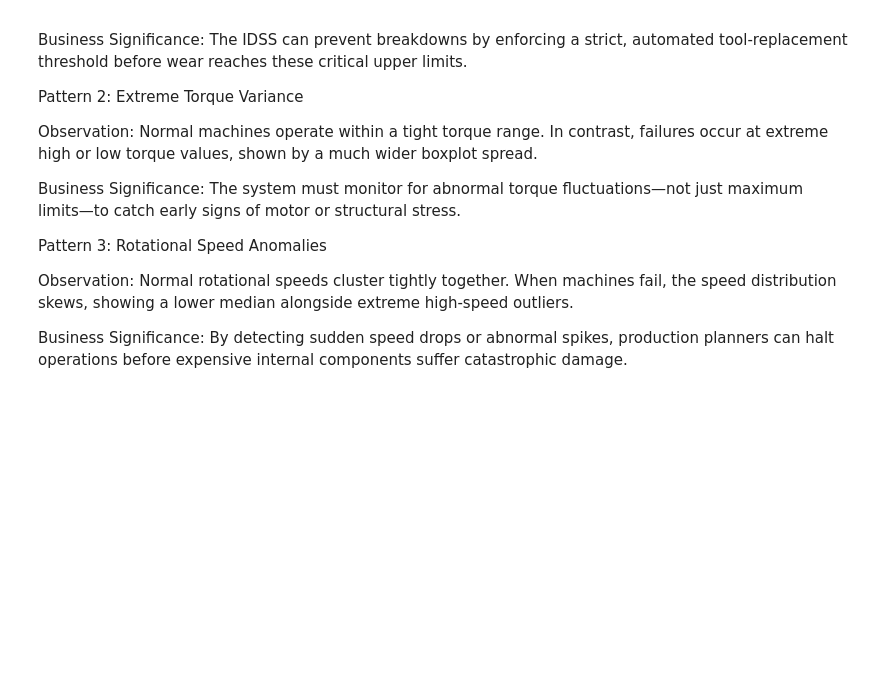
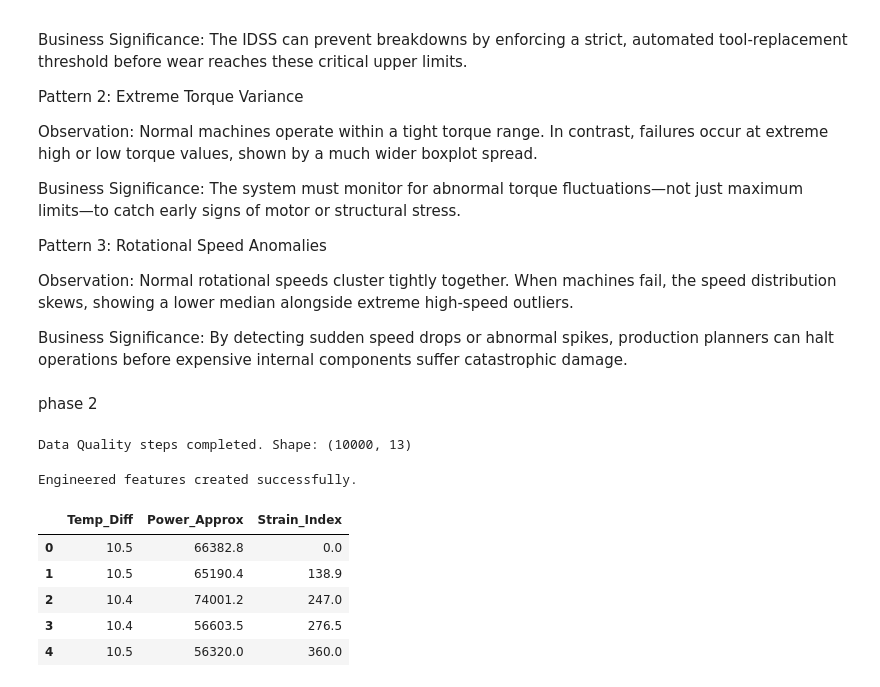
Before and after one commit to OSha3lan/project, a Jupyter notebook: phase_1.ipynb, the cells around one changed output. Saved outputs shown, nothing was run; the diff lists cells and outputs as text; code cells hidden in the pictures; blank space fills up the shorter version.

```diff
--- a/phase_1.ipynb
+++ b/phase_1.ipynb
@@ -192,3 +192,45 @@ Pattern 3: Rotational Speed Anomalies
 Observation: Normal rotational speeds cluster tightly together. When machines fail, the speed distribution skews, showing a lower median alongside extreme high-speed outliers.
 
 Business Significance: By detecting sudden speed drops or abnormal spikes, production planners can halt operations before expensive internal components suffer catastrophic damage.
+# %% [markdown]
+phase 2
+# %%
+import numpy as np
+
+# Drop non-predictive identifier columns
+if 'UDI' in df.columns and 'Product ID' in df.columns:
+    df = df.drop(['UDI', 'Product ID'], axis=1)
+
+# Function to cap outliers at the 1st and 99th percentiles
+def cap_outliers(series):
+    lower_limit = series.quantile(0.01)
+    upper_limit = series.quantile(0.99)
+    return np.clip(series, lower_limit, upper_limit)
+
+# Apply capping to variables with extreme variance
+df['Rotational speed [rpm]'] = cap_outliers(df['Rotational speed [rpm]'])
+df['Torque [Nm]'] = cap_outliers(df['Torque [Nm]'])
+
+print("Data Quality steps completed. Shape:", df.shape)
+# %% [output]
+Data Quality steps completed. Shape: (10000, 13)
+# %%
+# 1. Temperature Difference
+df['Temp_Diff'] = df['Process temperature [K]'] - df['Air temperature [K]']
+
+# 2. Power Approximation
+df['Power_Approx'] = df['Rotational speed [rpm]'] * df['Torque [Nm]']
+
+# 3. Strain Index
+df['Strain_Index'] = df['Tool wear [min]'] * df['Torque [Nm]']
+
+print("Engineered features created successfully.")
+display(df[['Temp_Diff', 'Power_Approx', 'Strain_Index']].head())
+# %% [output]
+Engineered features created successfully.
+|  | Temp_Diff | Power_Approx | Strain_Index |
+| 0 | 10.5 | 66382.8 | 0.0 |
+| 1 | 10.5 | 65190.4 | 138.9 |
+| 2 | 10.4 | 74001.2 | 247.0 |
+| 3 | 10.4 | 56603.5 | 276.5 |
+| 4 | 10.5 | 56320.0 | 360.0 |
```
Also changed, not shown: parts of 4 cells of this notebook, 4 other files.
